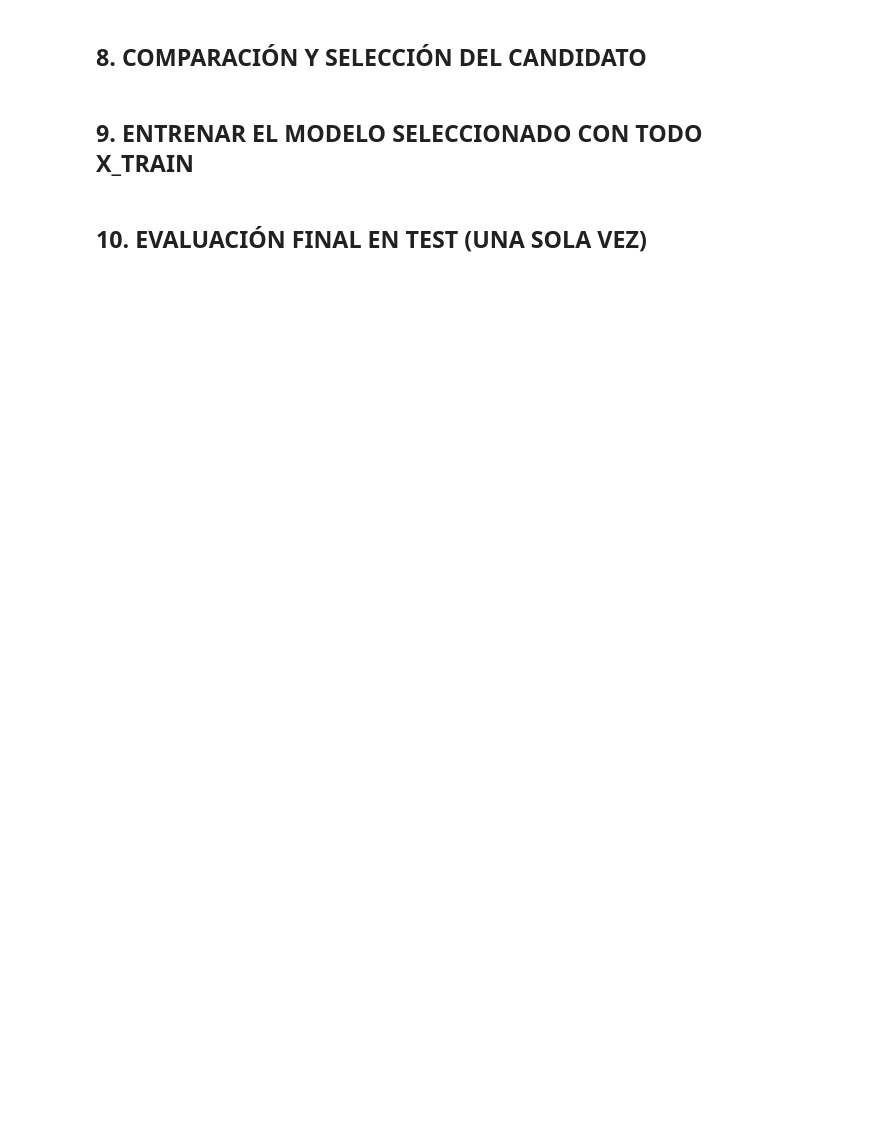
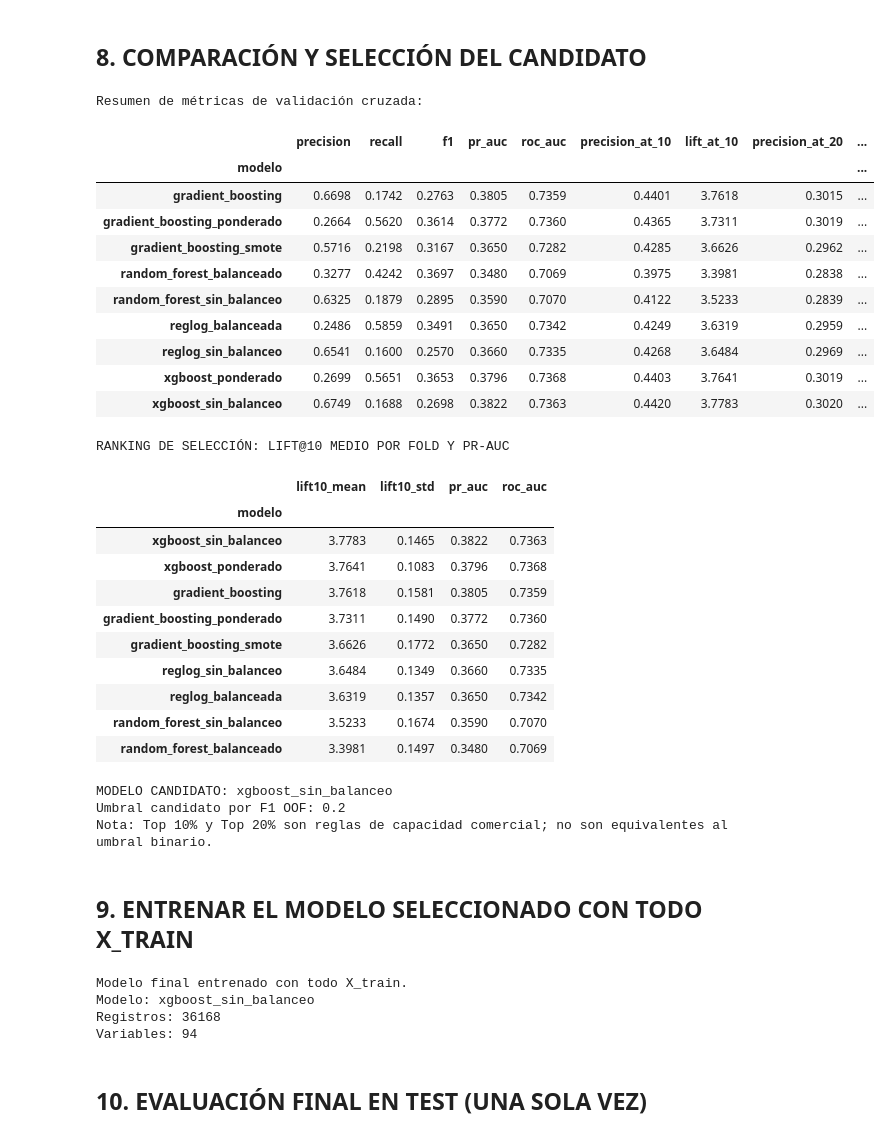
Before and after one commit to CrisSCon/priorizacion-clientes-cdt, a Jupyter notebook: notebooks/03_modelado_bank_marketing_integral_MLflow.ipynb, the cells around one changed output. Drawn from its saved outputs; the diff is of its cells as text; code cells hidden in the pictures; blank space fills up the shorter version.

Commit message:
Modelado sin resultados finales

```diff
--- a/notebooks/03_modelado_bank_marketing_integral_MLflow.ipynb
+++ b/notebooks/03_modelado_bank_marketing_integral_MLflow.ipynb
@@ -647,37 +736,85 @@ lift10_por_modelo = (
     [["mean", "std"]]
     .rename(columns={"mean": "lift10_mean", "std": "lift10_std"})
 )
+# Resumen de métricas promedio de los nueve modelos
+metricas_cv = [
+    "precision",
+    "recall",
+    "f1",
+    "pr_auc",
+    "roc_auc",
+    "precision_at_10",
+    "lift_at_10",
+    "precision_at_20",
+    "lift_at_20",
+]
 
+resumen_medias = (
+    resultados_cv_agrupada
+    .groupby("modelo")[metricas_cv]
+    .mean()
+)
+
+print("Resumen de métricas de validación cruzada:")
+display(resumen_medias.round(4))
 ranking_seleccion = (
     lift10_por_modelo
     .join(resumen_medias[["pr_auc", "roc_auc"]])
     .sort_values(
         ["lift10_mean", "pr_auc"],
         ascending=False
     )
 )
 
 print("\nRANKING DE SELECCIÓN: LIFT@10 MEDIO POR FOLD Y PR-AUC")
 display(ranking_seleccion.round(4))
 
 # Criterio explícito: mayor Lift@10 promedio entre folds;
 # PR-AUC promedio se utiliza como desempate.
 modelo_seleccionado = ranking_seleccion.index[0]
 
 # Umbral candidato del modelo ganador: maximiza F1 en predicciones OOF.
 fila_umbral = (
     tabla_umbrales[tabla_umbrales["modelo"] == modelo_seleccionado]
     .sort_values("f1", ascending=False)
     .iloc[0]
 )
 umbral_final = float(fila_umbral["umbral"])
 
 print("\nMODELO CANDIDATO:", modelo_seleccionado)
 print("Umbral candidato por F1 OOF:", umbral_final)
 print(
     "Nota: Top 10% y Top 20% son reglas de capacidad comercial; "
     "no son equivalentes al umbral binario."
 )
+# %% [output]
+Resumen de métricas de validación cruzada:
+|  | precision | recall | f1 | pr_auc | roc_auc | precision_at_10 | lift_at_10 | precision_at_20 | ... |
+| modelo |  |  |  |  |  |  |  |  | ... |
+| gradient_boosting | 0.6698 | 0.1742 | 0.2763 | 0.3805 | 0.7359 | 0.4401 | 3.7618 | 0.3015 | ... |
+| gradient_boosting_ponderado | 0.2664 | 0.5620 | 0.3614 | 0.3772 | 0.7360 | 0.4365 | 3.7311 | 0.3019 | ... |
+| gradient_boosting_smote | 0.5716 | 0.2198 | 0.3167 | 0.3650 | 0.7282 | 0.4285 | 3.6626 | 0.2962 | ... |
+| random_forest_balanceado | 0.3277 | 0.4242 | 0.3697 | 0.3480 | 0.7069 | 0.3975 | 3.3981 | 0.2838 | ... |
+| random_forest_sin_balanceo | 0.6325 | 0.1879 | 0.2895 | 0.3590 | 0.7070 | 0.4122 | 3.5233 | 0.2839 | ... |
+| reglog_balanceada | 0.2486 | 0.5859 | 0.3491 | 0.3650 | 0.7342 | 0.4249 | 3.6319 | 0.2959 | ... |
+| reglog_sin_balanceo | 0.6541 | 0.1600 | 0.2570 | 0.3660 | 0.7335 | 0.4268 | 3.6484 | 0.2969 | ... |
+| xgboost_ponderado | 0.2699 | 0.5651 | 0.3653 | 0.3796 | 0.7368 | 0.4403 | 3.7641 | 0.3019 | ... |
+| xgboost_sin_balanceo | 0.6749 | 0.1688 | 0.2698 | 0.3822 | 0.7363 | 0.4420 | 3.7783 | 0.3020 | ... |
+RANKING DE SELECCIÓN: LIFT@10 MEDIO POR FOLD Y PR-AUC
+|  | lift10_mean | lift10_std | pr_auc | roc_auc |
+| modelo |  |  |  |  |
+| xgboost_sin_balanceo | 3.7783 | 0.1465 | 0.3822 | 0.7363 |
+| xgboost_ponderado | 3.7641 | 0.1083 | 0.3796 | 0.7368 |
+| gradient_boosting | 3.7618 | 0.1581 | 0.3805 | 0.7359 |
+| gradient_boosting_ponderado | 3.7311 | 0.1490 | 0.3772 | 0.7360 |
+| gradient_boosting_smote | 3.6626 | 0.1772 | 0.3650 | 0.7282 |
+| reglog_sin_balanceo | 3.6484 | 0.1349 | 0.3660 | 0.7335 |
+| reglog_balanceada | 3.6319 | 0.1357 | 0.3650 | 0.7342 |
+| random_forest_sin_balanceo | 3.5233 | 0.1674 | 0.3590 | 0.7070 |
+| random_forest_balanceado | 3.3981 | 0.1497 | 0.3480 | 0.7069 |
+MODELO CANDIDATO: xgboost_sin_balanceo
+Umbral candidato por F1 OOF: 0.2
+Nota: Top 10% y Top 20% son reglas de capacidad comercial; no son equivalentes al umbral binario.
 # %% [markdown]
 ## 9. ENTRENAR EL MODELO SELECCIONADO CON TODO X_TRAIN
 # %%
@@ -693,6 +830,11 @@ print("\nModelo final entrenado con todo X_train.")
 print("Modelo:", modelo_seleccionado)
 print("Registros:", len(X_train))
 print("Variables:", X_train.shape[1])
+# %% [output]
+Modelo final entrenado con todo X_train.
+Modelo: xgboost_sin_balanceo
+Registros: 36168
+Variables: 94
 # %% [markdown]
 ## 10. EVALUACIÓN FINAL EN TEST (UNA SOLA VEZ)
 # %%
```
Also changed, not shown: parts of 14 cells of this notebook, 1 other file.
